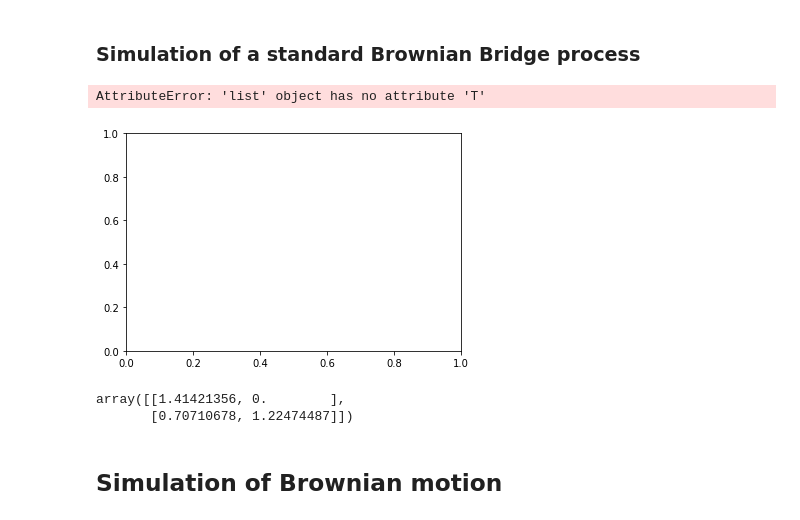
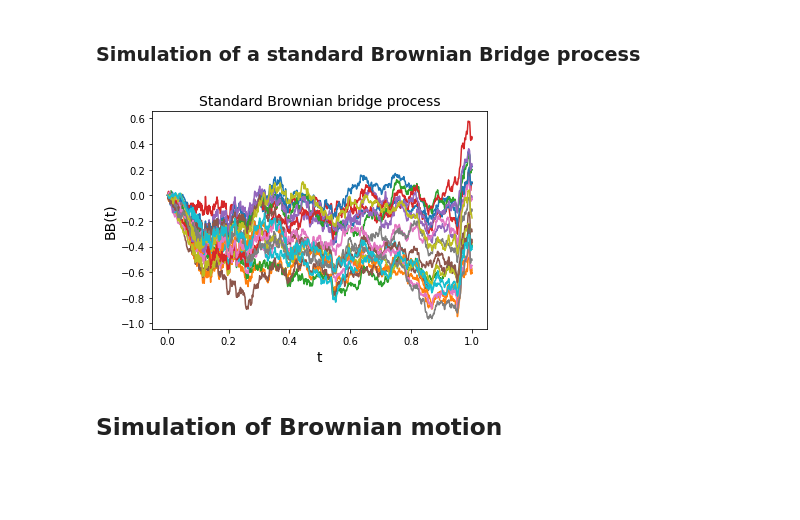
Before and after one commit to fjsaezm/mcd-mf, a Jupyter notebook: HW_01/demo_gaussian_processes.ipynb, the cells around one changed output. Cells and saved outputs as stored; diff of their text form; code cells hidden in the pictures; blank space fills up the shorter version.

```diff
--- a/HW_01/demo_gaussian_processes.ipynb
+++ b/HW_01/demo_gaussian_processes.ipynb
@@ -18,41 +18,30 @@ import matplotlib.pyplot as plt
 # %%
 # Define the mean and covariance functions for the GP
 def mean_fn(t):
     return np.zeros(np.shape(t))
 
 def BB_kernel(s,t):
     return (np.minimum(s,t) - s * t)
 
 ##  Simulation
 
 M = 20 # Number of simulated trajectories
 
 t0, t1 = (0.0, 1.0) # interval for the simulation
 
-N  = 4
+N = 1000
 t = np.linspace(t0, t1, N) # dicretization grid
 
 BB, mean_vector, kernel_matrix = gp.simulate_gp(t, mean_fn, BB_kernel, M)
 
 fontsize = 14
 fig, ax = plt.subplots(1, 1)
 ax.plot(t, BB.T)
 _ = ax.set_xlabel('t', fontsize=fontsize)
 _ = ax.set_ylabel('BB(t)', fontsize=fontsize)
 _ = ax.set_title('Standard Brownian bridge process', fontsize=fontsize)
 # %% [output]
-AttributeError: 'list' object has no attribute 'T'
-[figure, old version]
+[figure, new version]
-# %%
-from numpy.linalg import cholesky
-import numpy as np
-
-A = np.array([[2,1],[1,2]])
-L = cholesky(A)
-L
-# %% [output]
-array([[1.41421356, 0.        ],
-       [0.70710678, 1.22474487]])
 # %% [markdown]
 ## Simulation of Brownian motion
 # %%
```
Also changed, not shown: parts of 7 cells of this notebook, 1 other file.
